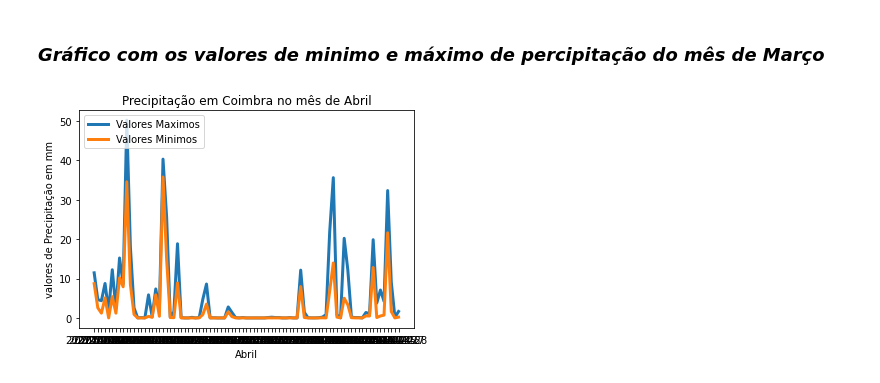
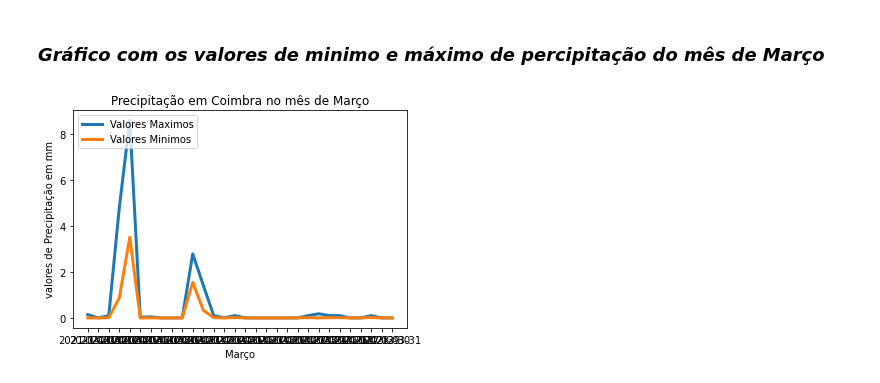
Before and after one commit to grupopai02/Analise_Precipitacao_Coimbra, a Jupyter notebook: Precipitação_coimbra.ipynb, the cells around one changed output. Cells and saved outputs as stored; diff of their text form; code cells hidden in the pictures.

```diff
--- a/Precipitação_coimbra.ipynb
+++ b/Precipitação_coimbra.ipynb
@@ -112,27 +164,25 @@ Aqui começamos um conjunto de questões que, cujas respostas tratarão os conju
 # %% [markdown]
 ### *Gráfico com os valores de minimo e máximo de percipitação do mês de Março*
 # %%
-%matplotlib inline
+#definição de valores X
+df_marco=df_prec['date'].between('2021-03', '2021-04', inclusive=True)
+marco = df_prec[df_marco]
 
-maximoList = df_prec ['maximum'].tolist()
-minimoList = df_prec ['minimum'].tolist()
-dateList = df_prec['date'].tolist()
+marcoList = marco['date'].tolist()
 
-#df_abril=df_prec['date']>='2021-04'
-#abril = df_prec[df_abril]
-#abrilList = abril['date'].tolist()
+#definição de listas para valores de y
+maximoList = marco['maximum'].tolist()
+minimoList = marco['minimum'].tolist()
 
-plt.plot(dateList, maximoList, label= 'Valores Maximos', linewidth=3)
-plt.plot(dateList, minimoList, label= 'Valores Minimos', linewidth = 3)
+plt.plot(marcoList, maximoList, label= 'Valores Maximos', linewidth=3)
+plt.plot(marcoList, minimoList, label= 'Valores Minimos', linewidth = 3)
 
-#plt.xticks(1,28)
-
-
-plt.xlabel('Abril')
+#lebels
+plt.xlabel('Março')
 plt.ylabel('valores de Precipitação em mm')
-plt.title ('Precipitação em Coimbra no mês de Abril')
+plt.title ('Precipitação em Coimbra no mês de Março')
 plt.legend(loc='upper left')
 
 plt.show()
 # %% [output]
-[figure, old version]
+[figure, new version]
```
Also changed, not shown: parts of 7 cells of this notebook.
